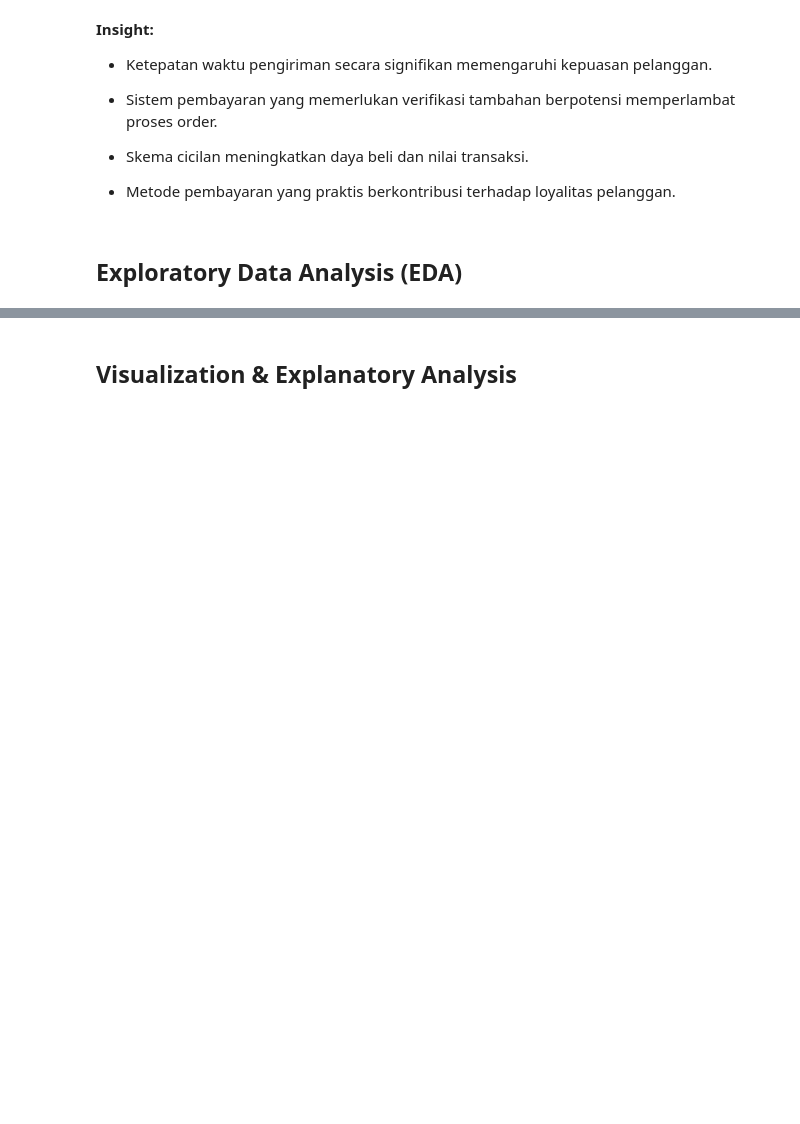
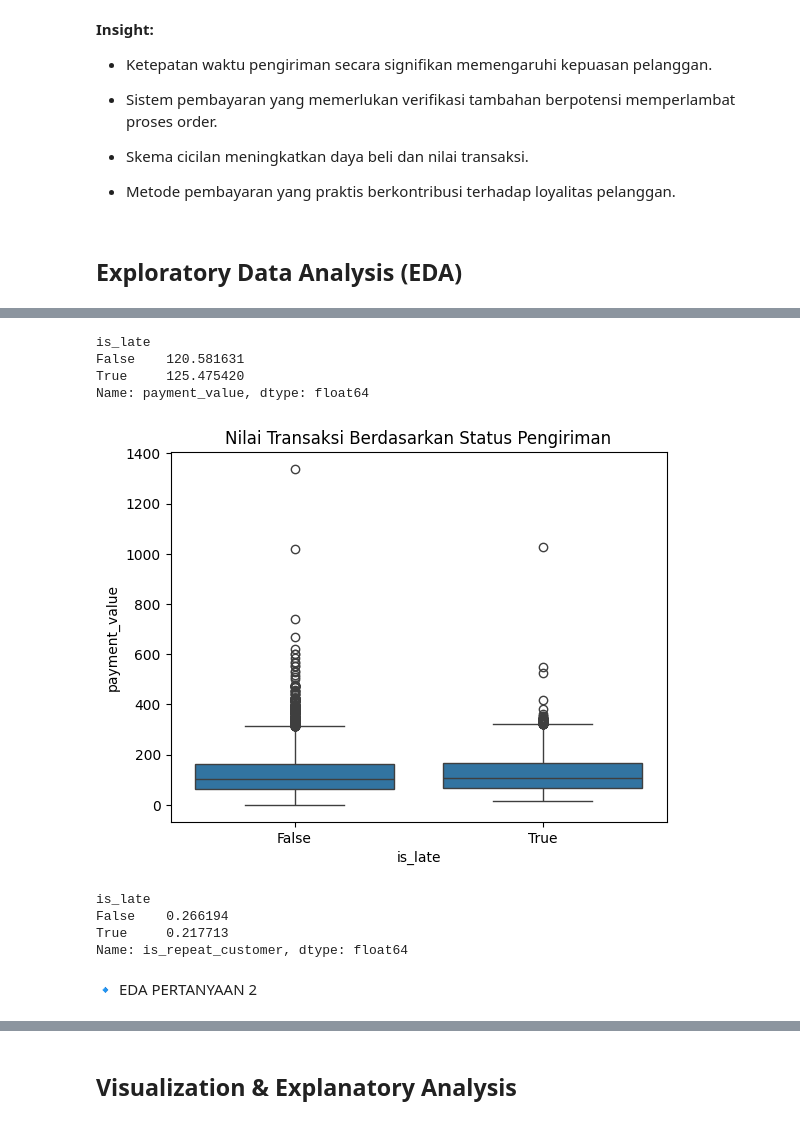
Before and after one commit to AnaRosyidah/submission_analis_data, a Jupyter notebook: notebook.ipynb, the cells around one changed output, grey strips where cells are left out. Saved outputs shown, nothing was run; the diff lists cells and outputs as text; code cells hidden in the pictures; blank space fills up the shorter version.

```diff
--- a/notebook.ipynb
+++ b/notebook.ipynb
@@ -432,0 +406,33 @@ Name: payment_value, dtype: float64
+# %%
+#Keterlambatan vs Nilai Transaksi
+#Aggregasi
+
+df_delay.groupby('is_late')['payment_value'].mean()
+# %% [output]
+is_late
+False    120.581631
+True     125.475420
+Name: payment_value, dtype: float64
+# %%
+#Visualisasi
+
+sns.boxplot(x='is_late', y='payment_value', data=df_delay)
+plt.title("Nilai Transaksi Berdasarkan Status Pengiriman")
+plt.show()
+# %% [output]
+[figure, added]
+# %%
+#Keterlambatan vs Repeat Customer
+
+df_delay['is_repeat_customer'] = (
+    df_delay.groupby('customer_unique_id')['order_id']
+    .transform('count') > 1
+)
+df_delay.groupby('is_late')['is_repeat_customer'].mean()
+# %% [output]
+is_late
+False    0.266194
+True     0.217713
+Name: is_repeat_customer, dtype: float64
+# %% [markdown]
+🔹 EDA PERTANYAAN 2
```
Also changed, not shown: parts of 37 cells of this notebook, 5 other files.
